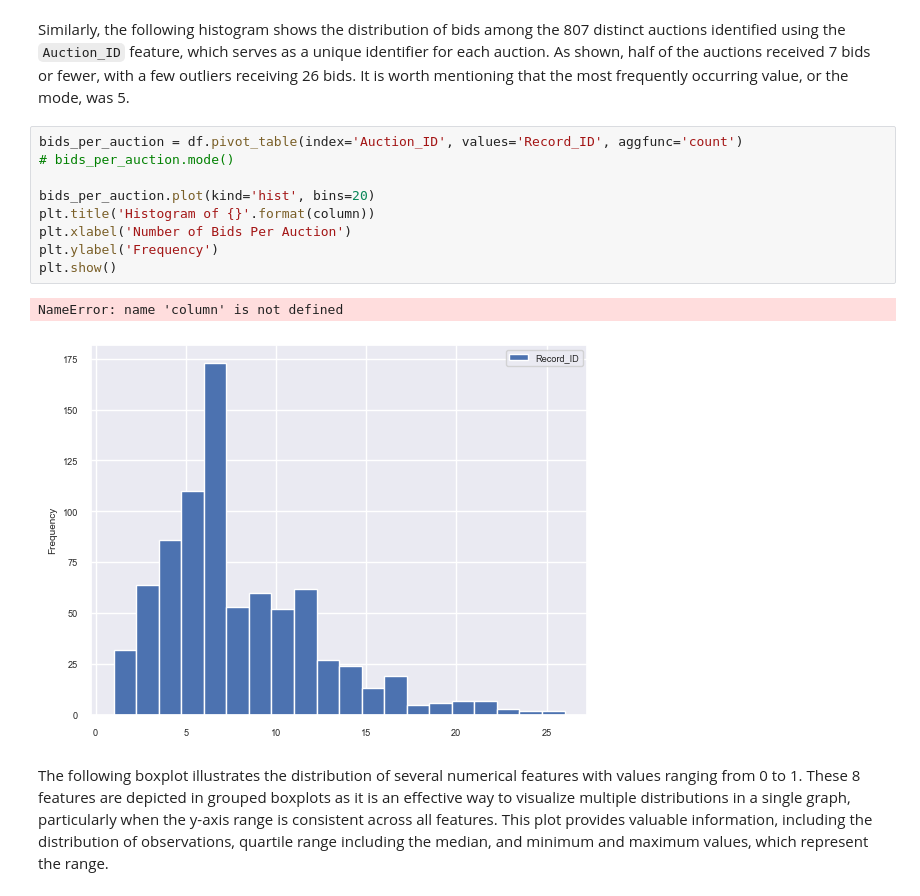
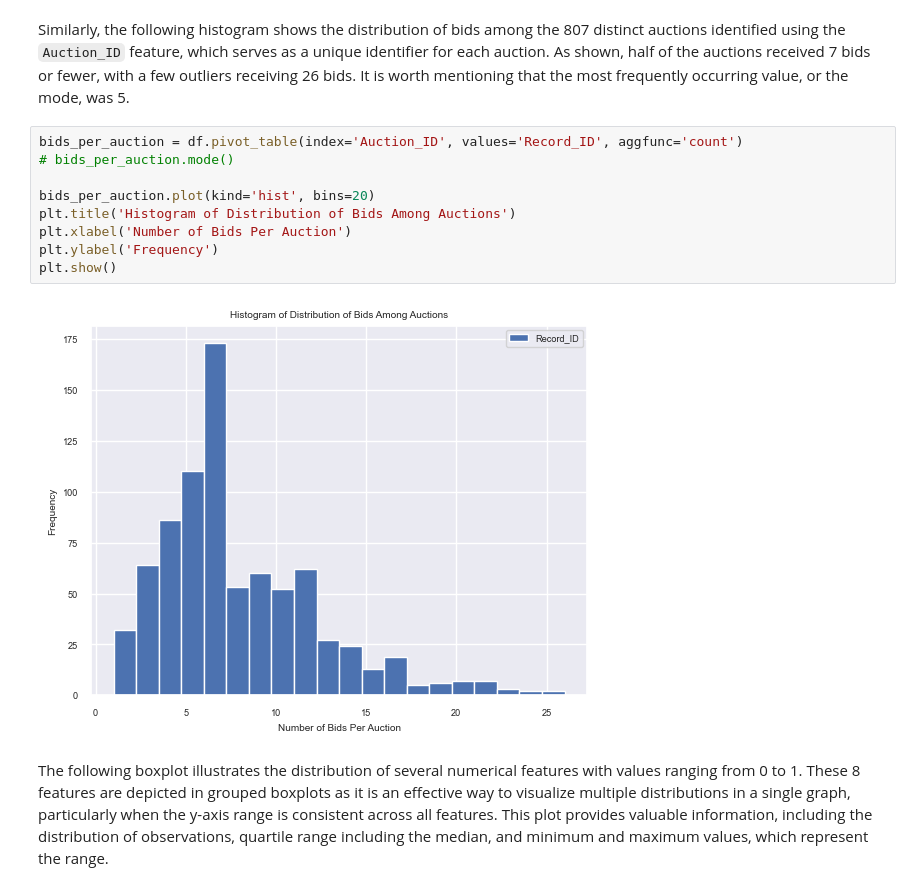
Before and after one commit to v1ctorf/ML-CA2_CCT, a Jupyter notebook: Project for CA2.ipynb, the cells around one changed output. Drawn from its saved outputs; the diff is of its cells as text.

```diff
--- a/Project for CA2.ipynb
+++ b/Project for CA2.ipynb
@@ -145,15 +145,14 @@ Similarly, the following histogram shows the distribution of bids among the 807
 # %%
 bids_per_auction = df.pivot_table(index='Auction_ID', values='Record_ID', aggfunc='count')
 # bids_per_auction.mode()
 
 bids_per_auction.plot(kind='hist', bins=20)
-plt.title('Histogram of {}'.format(column))
+plt.title('Histogram of Distribution of Bids Among Auctions')
 plt.xlabel('Number of Bids Per Auction')
 plt.ylabel('Frequency')
 plt.show()
 # %% [output]
-NameError: name 'column' is not defined
-[figure, old version]
+[figure, new version]
 # %% [markdown]
 The following boxplot illustrates the distribution of several numerical features with values ranging from 0 to 1. These 8 features are depicted in grouped boxplots as it is an effective way to visualize multiple distributions in a single graph, particularly when the y-axis range is consistent across all features. This plot provides valuable information, including the distribution of observations, quartile range including the median, and minimum and maximum values, which represent the range.
 # %%
```
Also changed, not shown: parts of 16 cells of this notebook.
